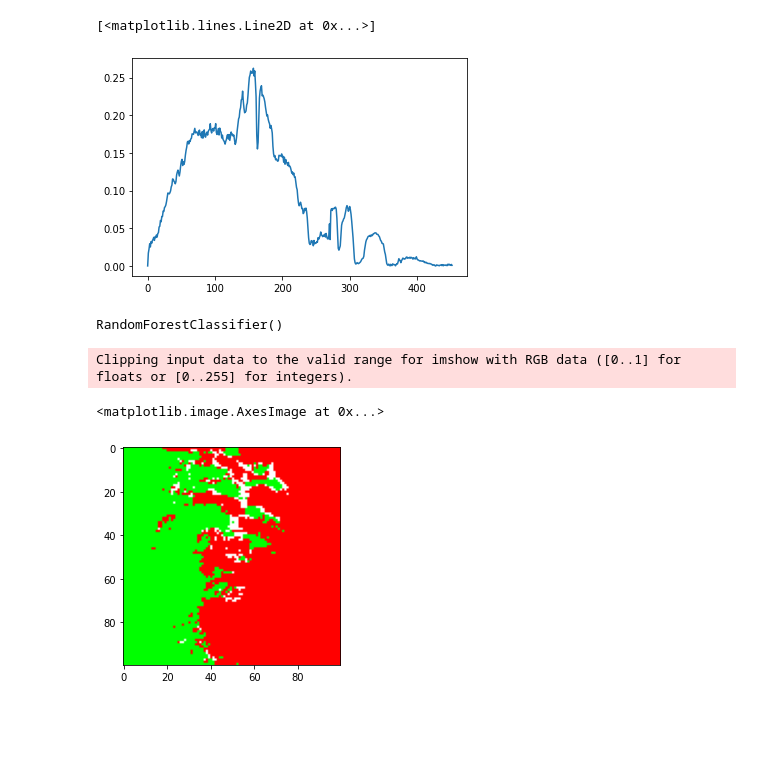
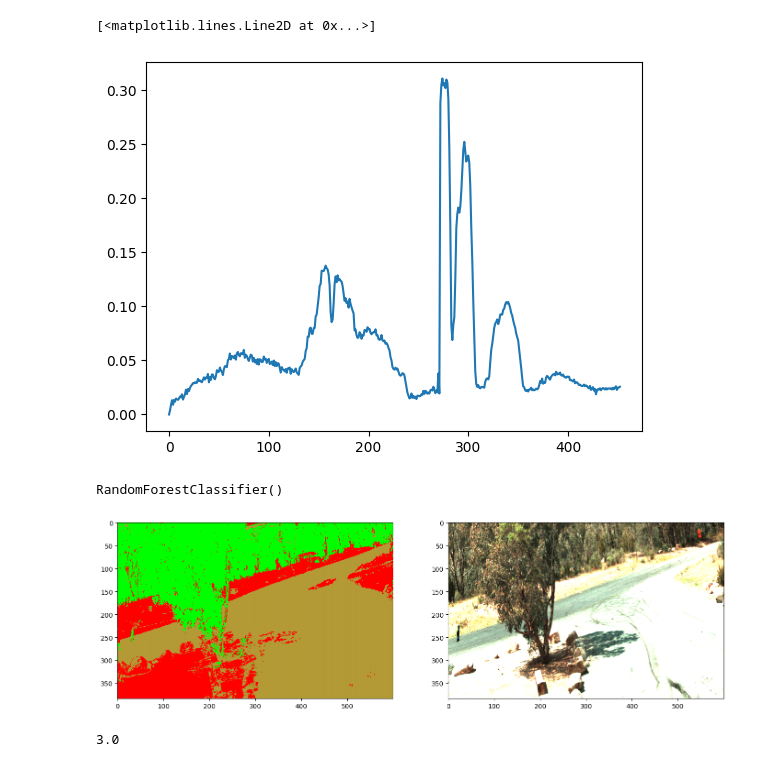
Before and after one commit to kierab/spect-fusion, a Jupyter notebook: fuse-training.ipynb, the cells around one changed output. Drawn from its saved outputs; the diff is of its cells as text; code cells hidden in the pictures; blank space fills up the shorter version.

```diff
--- a/fuse-training.ipynb
+++ b/fuse-training.ipynb
@@ -27,7 +43,7 @@ fp_rgb_hyper = folder_fp + 'hyper/20220215132039_SCN_RGB.png'
 #load images
 im_hyper = np.fromfile(fp_hyper,dtype='uint16')
 im_hyper = (im_hyper-np.min(im_hyper))/(np.max(im_hyper)-np.min(im_hyper)) #nomralised
-im_hyper = im_hyper.reshape([272,3060,640])
+im_hyper = im_hyper.reshape([272,5389,640])
 
 im_hyper =  np.transpose(im_hyper,(0,2,1))
 plt.imshow(im_hyper[100,:,:])
@@ -37,7 +53,7 @@ plt.show()
 # %%
 im_swir = np.fromfile(fp_swir,dtype='uint16')
 im_swir = (im_swir-np.min(im_swir))/(np.max(im_swir)-np.min(im_swir)) #nomralised
-im_swir = im_swir.reshape([288,3094,384])
+im_swir = im_swir.reshape([288,5430,384])
 
 im_swir =  np.transpose(im_swir,(0,2,1))
 im_swir = np.fliplr(im_swir)
@@ -69,7 +85,7 @@ plt.imshow(swir[100,:,:])
 # %%
 #2 clean up sides of hyper
 plt.figure(figsize=(20,10))
-hyp = im_hyper[:,:,35:im_hyper.shape[2]-41]
+hyp = im_hyper[:,:,39:im_hyper.shape[2]-30]
 plt.imshow(hyp[100,:,:])
 # %% [output]
 <matplotlib.image.AxesImage at 0x...>
@@ -283,0 +315,6 @@ plt.imshow(test_area[40,:,:])
+# %%
+#choosing a test area to test training
+# this just uses the image that was fused using the files loaded in at the top of this file
+# can just skip to this step if you want to just use the classifier on an area without getting training data and stuff from it
+test_area = fuse[:,:,4000:4600]
+plt.imshow(test_area[40,:,:])
@@ -297,5 +339,6 @@ cover.shape
 # %%
-plt.plot(np.array(np.arange(test_area_list[40,40,:].shape[0])),test_area_list[40,40,:])
+#plot a sample spectral signature from the previously created list to verify that it added correctly
+plt.plot(np.array(np.arange(test_area_list[40,40,:].shape[0])),test_area_list[2,100,:])
 # %% [output]
 [<matplotlib.lines.Line2D at 0x...>]
-[figure, old version]
+[figure, new version]
@@ -308,24 +348,35 @@ clf.fit(train,labels)
 # %% [output]
 RandomForestClassifier()
 # %%
+# go through each pixel and its spectra and then predict what class it belongs to using the previously created classifier
+
+
+
 for i in range(cover.shape[1]):
     for j in range(cover.shape[0]):
         pred = clf.predict(test_area[:,j,i].reshape(1,-1))[0]
         if (pred == 1):
-            cover[j][i][0] = 0
-            cover[j][i][1] = 255 #green for alive
-            cover[j][i][2] = 0
+            cover[j][i][0] = 0/255
+            cover[j][i][1] = 255/255 #green for alive
+            cover[j][i][2] = 0/255
         if (pred == 2):
-            cover[j][i][0] = 138
-            cover[j][i][1] = 138 #grey  for road/gravel
-            cover[j][i][2] = 138
+            cover[j][i][0] = 179/255
+            cover[j][i][1] = 154/255 #brown  for road/gravel
+            cover[j][i][2] = 54/255
         if (pred == 3):
-            cover[j][i][0] = 255 #red dead
-            cover[j][i][1] = 0
-            cover[j][i][2] = 0
-
-plt.imshow(cover)
+            cover[j][i][0] = 255/255 #red dead
+            cover[j][i][1] = 0/255
+            cover[j][i][2] = 0/255
-# %% [output]
-Clipping input data to the valid range for imshow with RGB data ([0..1] for floats or [0..255] for integers).
-<matplotlib.image.AxesImage at 0x...>
-[figure, removed]
+# %%
+plt.figure(figsize=(17,12))
+plt.subplot(1,2,1)
+plt.imshow(cover)
+plt.subplot(1,2,2)
+plt.imshow(rgb_resized[:,4000+50:4600+50,:])
+plt.show()
+# %% [output]
+[figure, added]
+# %%
+clf.predict(test_area[:,220,700].reshape(1,-1))[0]
+# %% [output]
+3.0
```
Also changed, not shown: parts of 44 cells of this notebook.
